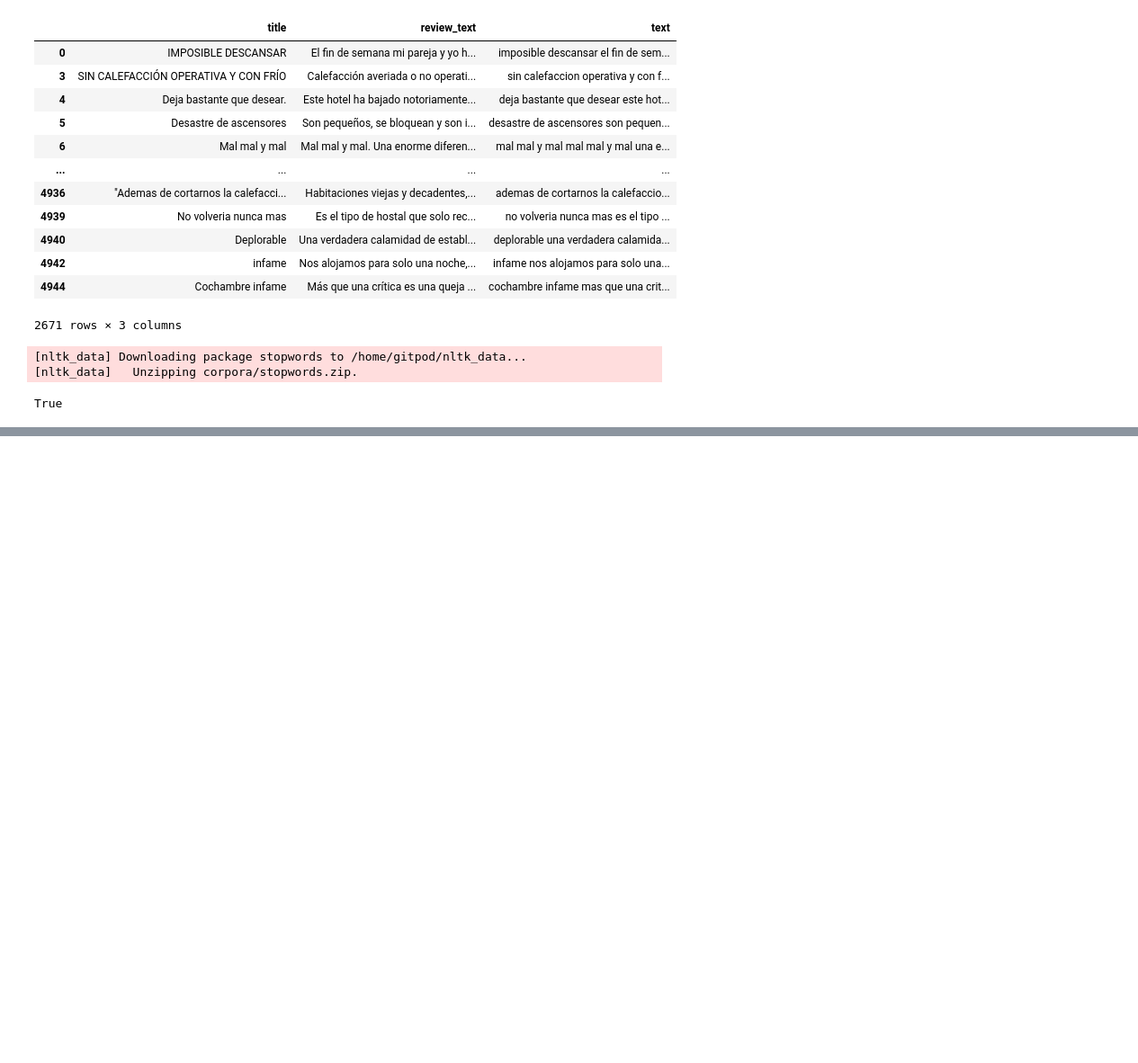
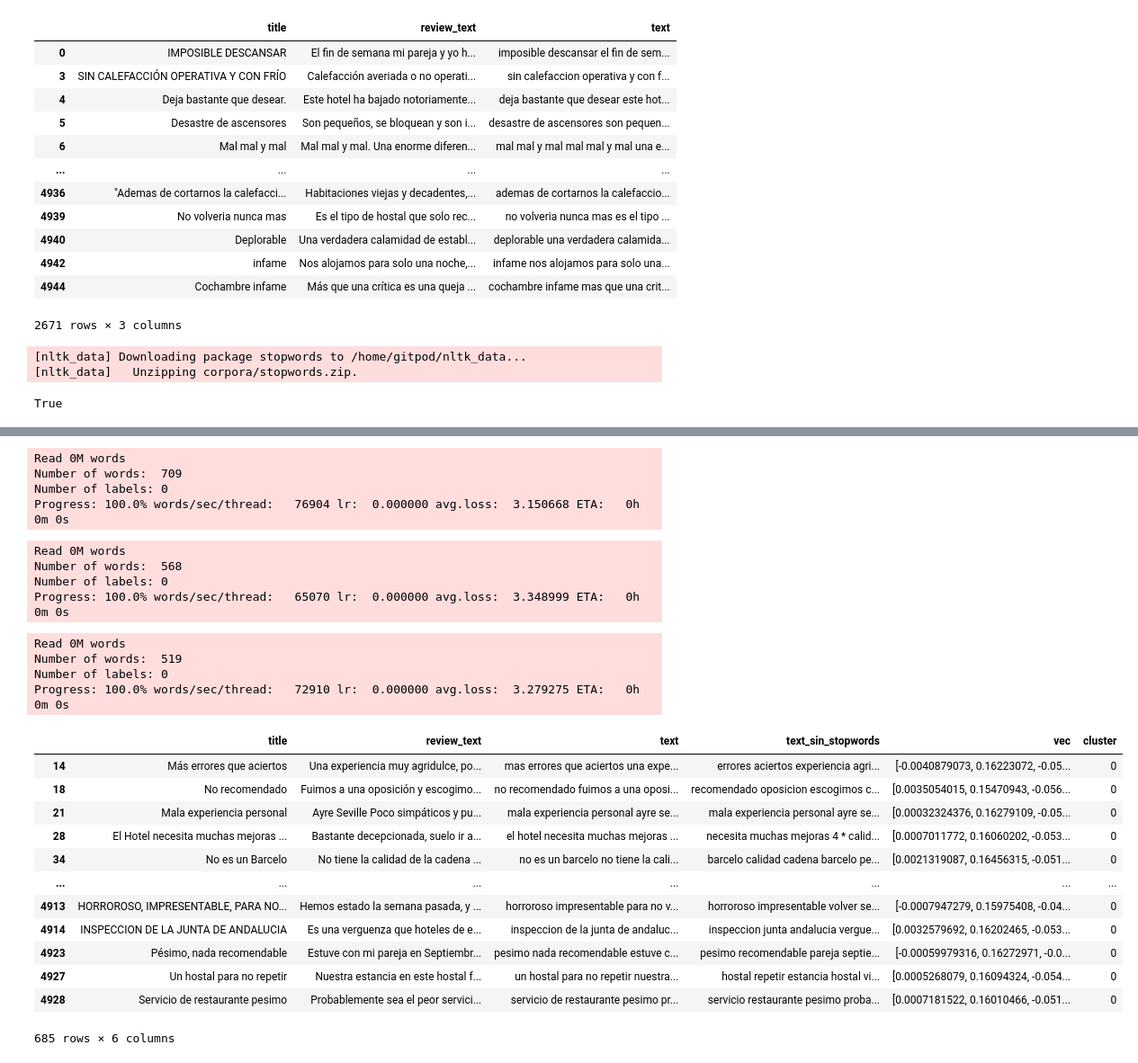
Before and after one commit to molkrovic/Hotel_reviews_classification, a Jupyter notebook: explore.ipynb, the cells around one changed output, grey strips where cells are left out. Shown: that part at 90% size. Drawn from its saved outputs; the diff is of its cells as text; code cells hidden in the pictures; blank space fills up the shorter version.

```diff
--- a/explore.ipynb
+++ b/explore.ipynb
@@ -218,0 +239,46 @@ generate_wordcloud(df_positivo)
+# %%
+model_negativo = fasttext.train_unsupervised('negativo.txt')
+df_negativo['vec'] = df_negativo['text_sin_stopwords'].apply(lambda x: model_negativo.get_sentence_vector(x))
+# %% [output]
+Read 0M words
+Number of words:  709
+Number of labels: 0
+Progress: 100.0% words/sec/thread:   76904 lr:  0.000000 avg.loss:  3.150668 ETA:   0h 0m 0s
+# %%
+model_neutro = fasttext.train_unsupervised('neutro.txt')
+df_neutro['vec'] = df_neutro['text_sin_stopwords'].apply(lambda x: model_neutro.get_sentence_vector(x))
+# %% [output]
+Read 0M words
+Number of words:  568
+Number of labels: 0
+Progress: 100.0% words/sec/thread:   65070 lr:  0.000000 avg.loss:  3.348999 ETA:   0h 0m 0s
+# %%
+model_positivo = fasttext.train_unsupervised('positivo.txt')
+df_positivo['vec'] = df_positivo['text_sin_stopwords'].apply(lambda x: model_positivo.get_sentence_vector(x))
+# %% [output]
+Read 0M words
+Number of words:  519
+Number of labels: 0
+Progress: 100.0% words/sec/thread:   72910 lr:  0.000000 avg.loss:  3.279275 ETA:   0h 0m 0s
+# %%
+kmeans = KMeans(n_clusters=5)
+# %%
+df_negativo['cluster'] = kmeans.fit_predict(df_negativo['vec'].values.tolist())
+df_neutro['cluster'] = kmeans.fit_predict(df_neutro['vec'].values.tolist())
+df_positivo['cluster'] = kmeans.fit_predict(df_positivo['vec'].values.tolist())
+# %%
+df_negativo[df_negativo['cluster']==0]
+# %% [output]
+|  | title | review_text | text | text_sin_stopwords | vec | cluster |
+| 14 | Más errores que aciertos | Una experiencia muy agridulce, po... | mas errores que aciertos una expe... | errores aciertos experiencia agri... | [-0.0040879073, 0.16223072, -0.05... | 0 |
+| 18 | No recomendado | Fuimos a una oposición y escogimo... | no recomendado fuimos a una oposi... | recomendado oposicion escogimos c... | [0.0035054015, 0.15470943, -0.056... | 0 |
+| 21 | Mala experiencia personal | Ayre Seville Poco simpáticos y pu... | mala experiencia personal ayre se... | mala experiencia personal ayre se... | [0.00032324376, 0.16279109, -0.05... | 0 |
+| 28 | El Hotel necesita muchas mejoras ... | Bastante decepcionada, suelo ir a... | el hotel necesita muchas mejoras ... | necesita muchas mejoras 4 * calid... | [0.0007011772, 0.16060202, -0.053... | 0 |
+| 34 | No es un Barcelo | No tiene la calidad de la cadena ... | no es un barcelo no tiene la cali... | barcelo calidad cadena barcelo pe... | [0.0021319087, 0.16456315, -0.051... | 0 |
+| ... | ... | ... | ... | ... | ... | ... |
+| 4913 | HORROROSO, IMPRESENTABLE, PARA NO... | Hemos estado la semana pasada, y ... | horroroso impresentable para no v... | horroroso impresentable volver se... | [-0.0007947279, 0.15975408, -0.04... | 0 |
+| 4914 | INSPECCION DE LA JUNTA DE ANDALUCIA | Es una verguenza que hoteles de e... | inspeccion de la junta de andaluc... | inspeccion junta andalucia vergue... | [0.0032579692, 0.16202465, -0.053... | 0 |
+| 4923 | Pésimo, nada recomendable | Estuve con mi pareja en Septiembr... | pesimo nada recomendable estuve c... | pesimo recomendable pareja septie... | [-0.00059979316, 0.16272971, -0.0... | 0 |
+| 4927 | Un hostal para no repetir | Nuestra estancia en este hostal f... | un hostal para no repetir nuestra... | hostal repetir estancia hostal vi... | [0.0005268079, 0.16094324, -0.054... | 0 |
+| 4928 | Servicio de restaurante pesimo | Probablemente sea el peor servici... | servicio de restaurante pesimo pr... | servicio restaurante pesimo proba... | [0.0007181522, 0.16010466, -0.051... | 0 |
+685 rows × 6 columns
```
Also changed, not shown: parts of 13 cells of this notebook, 10 other files.
